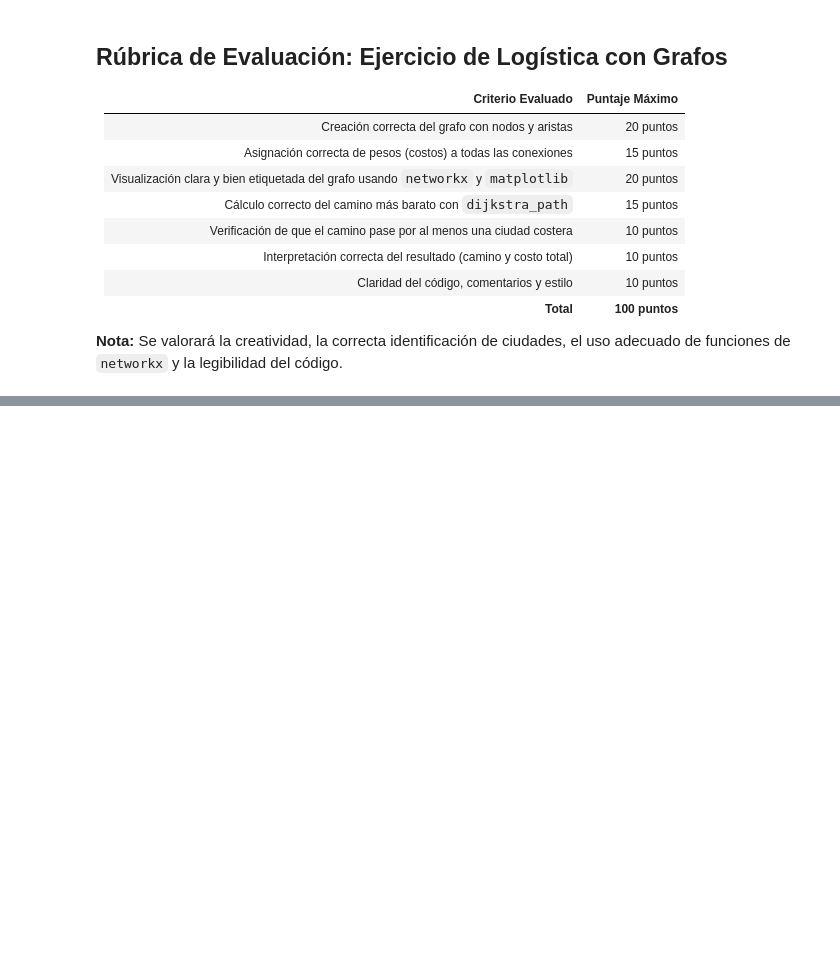
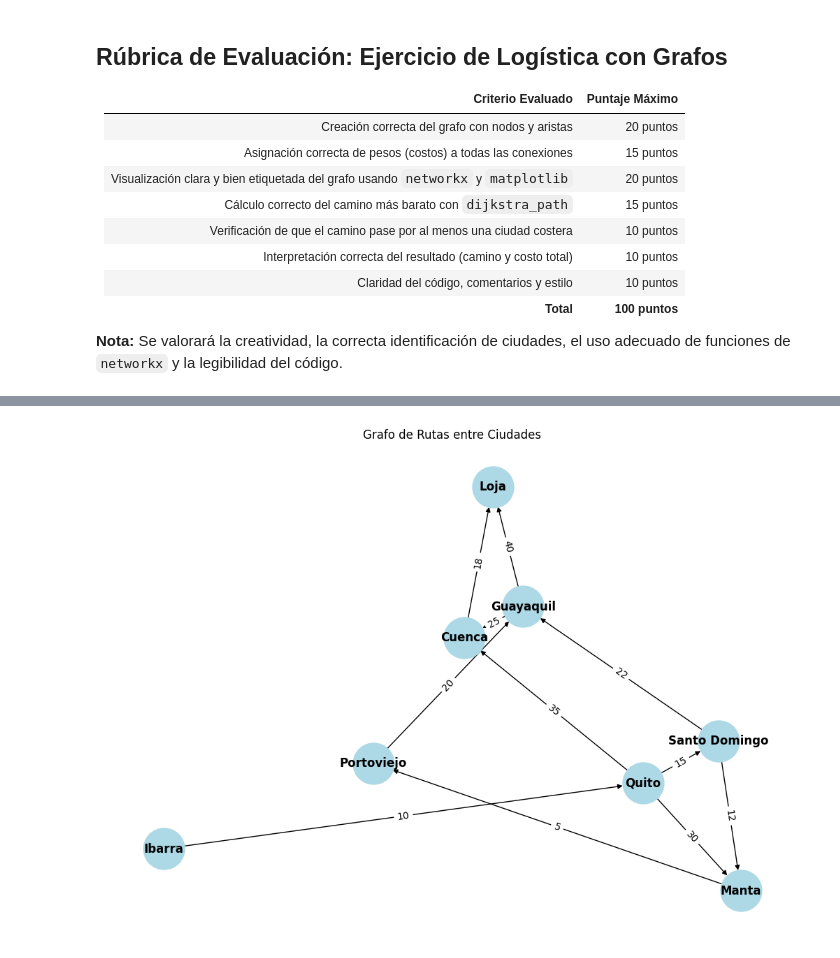
Before and after one commit to jeremyja28/Programacion-IV-semana-1-2-3-4, a Jupyter notebook: Grafos/2_2_Ejercicio_Complejo_Logistica.ipynb, the cells around one changed output, grey strips where cells are left out. Drawn from its saved outputs; the diff is of its cells as text; code cells hidden in the pictures; blank space fills up the shorter version.

```diff
--- a/Grafos/2_2_Ejercicio_Complejo_Logistica.ipynb
+++ b/Grafos/2_2_Ejercicio_Complejo_Logistica.ipynb
@@ -51,0 +166,82 @@ Una empresa de logística realiza entregas entre distintas ciudades del Ecuador.
+# %%
+#3. Usar `dijkstra_path` para determinar el **camino más económico desde Ibarra hasta Loja**,
+# verificando que **pase por al menos una ciudad costera** (`Manta`, `Portoviejo`, o `Guayaquil`).
+print("Realizado por Jeremy Jácome")
+# # 📦 Importamos librerías necesarias
+import networkx as nx
+import matplotlib.pyplot as plt
+
+# 🧠 Creamos un grafo dirigido y ponderado
+G = nx.DiGraph()
+
+# 🧱 Añadimos nodos manualmente (opcional, también se crean automáticamente al agregar aristas)
+G.add_nodes_from(['Quito', 'Ibarra', 'Santo Domingo', 'Manta', 'Portoviejo', 'Guayaquil', 'Loja'])
+
+# ➕ Añadimos aristas con pesos usando el parámetro 'weight'
+G.add_edge('Ibarra', 'Quito', weight=10)
+G.add_edge('Quito', 'Santo Domingo', weight=15)
+G.add_edge('Quito', 'Manta', weight=30)
+G.add_edge('Santo Domingo', 'Manta', weight=12)
+G.add_edge('Manta', 'Portoviejo', weight=5)
+G.add_edge('Portoviejo', 'Guayaquil', weight=20)
+G.add_edge('Guayaquil', 'Cuenca', weight=25)
+G.add_edge('Cuenca', 'Loja', weight=18)
+G.add_edge('Quito', 'Cuenca', weight=35)
+G.add_edge('Santo Domingo', 'Guayaquil', weight=22)
+G.add_edge('Guayaquil', 'Loja', weight=40)
+# 🎯 Posiciones para graficar el grafo (usa spring_layout para distribución estética)
+pos = nx.spring_layout(G, seed=60)
+
+# 🎨 Dibujamos nodos y aristas
+plt.figure(figsize=(10, 7))
+nx.draw(
+    G, pos, with_labels=True,
+    node_color='lightblue', node_size=1800,
+    font_size=12, font_weight='bold', arrows=True
+)
+
+# 🏷️ Extraemos los pesos de las aristas para dibujarlos como etiquetas
+edge_labels = nx.get_edge_attributes(G, 'weight')
+nx.draw_networkx_edge_labels(G, pos, edge_labels=edge_labels)
+
+# 🧾 Título
+plt.title("Grafo de Rutas entre Ciudades")
+plt.axis('off')
+plt.show()
+
+#Definir las ciudades costeras
+ciudades_costeras = {'Manta', 'Portoviejo', 'Guayaquil'}
+
+#Encontrar la mejor ruta pasando por una ciudad costera
+mejor_camino = None
+mejor_costo = None
+print("Determinar el camino mas corto desde Ibarra a Loja pasando por una ciudad costera")
+for ciudad_costera in ciudades_costeras:
+    if ciudad_costera in G:  # Verificar si la ciudad costera existe en el grafo
+
+        #Camino desde Ibarra hasta la ciudad costera
+        camino_a_costera = nx.dijkstra_path(G, source='Ibarra', target=ciudad_costera, weight='weight')
+        costo_a_costera = nx.dijkstra_path_length(G, source='Ibarra', target=ciudad_costera, weight='weight')
+
+        #Camino desde la ciudad costera hasta Loja
+        camino_a_loja = nx.dijkstra_path(G, source=ciudad_costera, target='Loja', weight='weight')
+        costo_a_loja = nx.dijkstra_path_length(G, source=ciudad_costera, target='Loja', weight='weight')
+
+        #Evaluar si es el camino más barato
+        costo_total = costo_a_costera + costo_a_loja
+        camino_total = camino_a_costera[:-1] + camino_a_loja  # Unimos los caminos evitando repetir la ciudad costera
+        print(camino_total, costo_total)
+
+        if mejor_costo is None or costo_total < mejor_costo:
+            mejor_costo = costo_total
+            mejor_camino = camino_total
+
+
+
+#Mostrar el resultado
+if mejor_camino:
+    print("Camino más barato de Ibarra a Loja pasando por una ciudad costera:", mejor_camino)
+    print("Costo total del viaje:", mejor_costo)
+else:
+    print("No existe un camino válido que pase por una ciudad costera.")
+# %% [output]
@@ -51,0 +249 @@ Una empresa de logística realiza entregas entre distintas ciudades del Ecuador.
+[figure, added]
```
Also changed, not shown: parts of 4 cells of this notebook.
